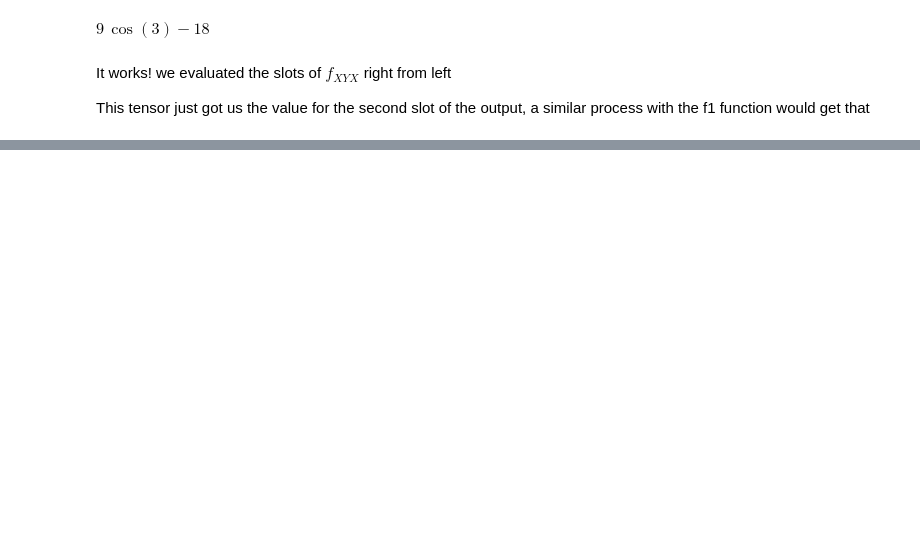
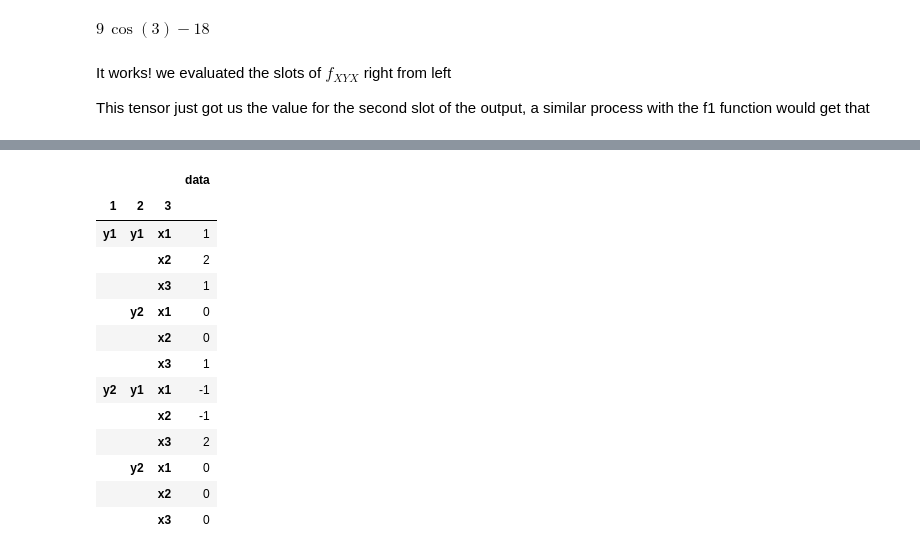
Before and after one commit to Matthew-Holmes/Bifurcations, a Jupyter notebook: notebooks/Implicit/Implicit Function Theorem.ipynb, the cells around one changed output, grey strips where cells are left out. Drawn from its saved outputs; the diff is of its cells as text; code cells hidden in the pictures; blank space fills up the shorter version.

```diff
--- a/notebooks/Implicit/Implicit Function Theorem.ipynb
+++ b/notebooks/Implicit/Implicit Function Theorem.ipynb
@@ -552,0 +595,19 @@ This tensor just got us the value for the second slot of the output, a similar p
+# %%
+b = SymbolicXYTensor(x_dim = 3, y_dim = 2, xy_order = 'YYX')
+b.data['data'] = [1, 2, 1, 0, 0, 1, -1, -1 , 2,0, 0 ,0 ]
+b.data
+# %% [output]
+|  |  |  | data |
+| 1 | 2 | 3 |  |
+| y1 | y1 | x1 | 1 |
+|  |  | x2 | 2 |
+|  |  | x3 | 1 |
+|  | y2 | x1 | 0 |
+|  |  | x2 | 0 |
+|  |  | x3 | 1 |
+| y2 | y1 | x1 | -1 |
+|  |  | x2 | -1 |
+|  |  | x3 | 2 |
+|  | y2 | x1 | 0 |
+|  |  | x2 | 0 |
+|  |  | x3 | 0 |
```
Also changed, not shown: parts of 54 cells of this notebook.
